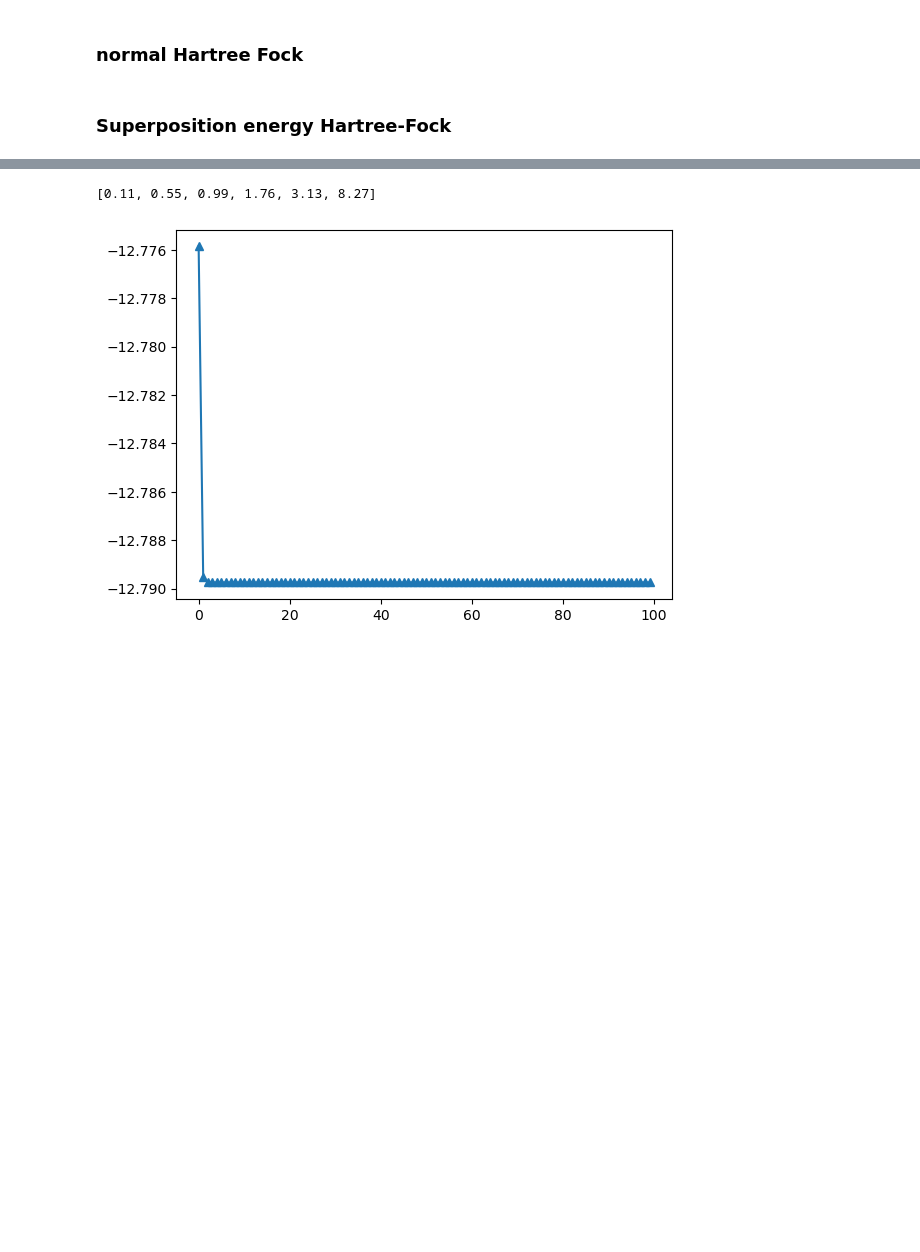
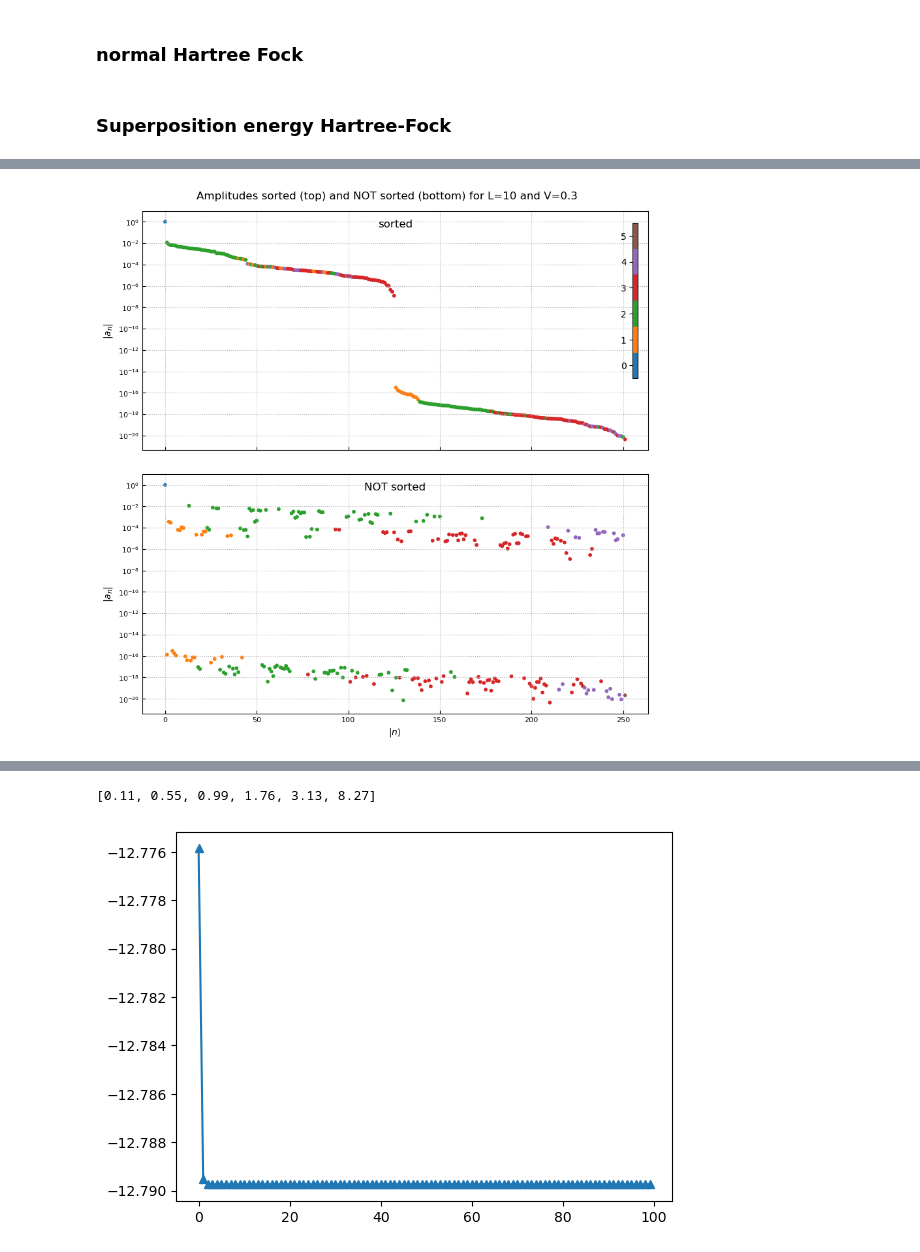
Before and after one commit to Arash-H-Jafarizadeh/Fermionic-State-Preparation, a Jupyter notebook: Fermionic_Hartree_Fock_Method(Adam).ipynb, the cells around one changed output, grey strips where cells are left out. Cells and saved outputs as stored; diff of their text form; code cells hidden in the pictures; blank space fills up the shorter version.

```diff
--- a/Fermionic_Hartree_Fock_Method(Adam).ipynb
+++ b/Fermionic_Hartree_Fock_Method(Adam).ipynb
@@ -553,0 +647,84 @@ fig.show()
+# %%
+custom_color = True
+# sorted = False
+histo = False
+
+# ########## creating custom color map for colorbar:
+Ncolors = L//2 + 1
+colmap = pl.get_cmap('tab10') #'jet'
+new_colors = colmap(np.linspace(0, 1, 10)[:Ncolors])
+custom_cmap = pl_colors.ListedColormap(new_colors)
+
+fig, ax = pl.subplots(2,1, figsize=(9, 9), sharex=True,
+            gridspec_kw=dict( hspace=0.1,
+                ),
+            subplot_kw=dict(
+                xscale = 'linear', yscale ='log',
+                ylabel = r'$|a_n|$',
+                xlabel = r'$|n \rangle$',
+                # ylim = (1.e-17, 1e-2), #xlim = (1.e-12,100),
+                yticks=[10**(-s) for s in range(0,26,2)],
+                ),
+            )
+
+# ########## not sorted plot
+ax[1].scatter(x_data, amps, c=dist, s=10, cmap=custom_cmap)
+ax[1].set_title(f"NOT sorted", y = 0.91)
+# ax[fig_num].legend(loc='best')
+ax[1].grid(which='major', axis='both', linestyle=':')
+ax[1].tick_params(direction='in', labelsize=8)
+
+# ########## yes sorted plot
+order = np.argsort(amps)[::-1]
+Samps = amps[order]
+Sdist = np.array(dist)[order]
+im = ax[0].scatter(x_data, Samps, c=Sdist, s=10, cmap=custom_cmap)
+ax[0].set_title(f"sorted", y = 0.91)
+ax[0].grid(which='major', axis='both', linestyle=':')
+ax[0].tick_params(direction='in', labelsize=8)
+
+# ####### if colorbar original
+# fig.colorbar(im, extend='both', ticks=[1, 2, 3, 4])
+
+# ####### if colorbar inside
+cbar_ax = ax[0].inset_axes([0.97,0.3, 0.01, 0.65])
+cbar = fig.colorbar(im, cax=cbar_ax, location='left')#, extend='both', )
+n_clusters = L//2+1
+tick_locs = (np.arange(n_clusters) + 0.5)*(n_clusters-1)/n_clusters
+tick_labs = [str(x) for x in range(L//2+1)]
+cbar.set_ticks(ticks = tick_locs, labels=tick_labs)
+
+
+# ####### if histogram
+# ax_histy = ax.inset_axes([1.01, 0, 0.25, 1], sharey=ax)
+# # ax_histy.tick_params(axis="y", labelleft=False)
+# max_lim, min_lim = np.max(amps), np.min(amps)
+# binwidth = 1.e-2
+# # bins = np.arange(-lim, lim + binwidth, binwidth)
+# # hist, binn, _ = ax_histy.hist(dist8, bins=10, orientation='horizontal', histtype='step', stacked=True, fill=False)
+# logbins = np.logspace(np.log10(0.001),np.log10(5.001), 10)
+# hist, binn, _ = ax_histy.hist(dist8, bins=logbins, orientation='horizontal', histtype='step', stacked=True, fill=False)
+
+
+fig.suptitle(f"Amplitudes sorted (top) and NOT sorted (bottom) for L={L} and V={physical[0]}", fontsize='large', y=0.91)
+# C:/Users/ppzaj/Dropbox/Adam Projects/Fermionic State Prepration/
+# pl.savefig(f"Colored_Amplitudes_V{physical[0]}_L{L:02}_(sort).pdf",  dpi=400, bbox_inches = 'tight')
+
+# pl.show()
+
+
+m = np.ma.masked_where(np.logical_and( Samps < 1.e-0,  Samps >=1.e-4), Samps)
+# print(np.ma.getmask(m))
+# new_dist = np.ma.masked_where(np.ma.getmask(m), dist)
+new_dist = np.array(Sdist)[np.ma.getmask(m)]
+uni, uni_counts = np.unique(new_dist, return_counts=True)
+
+# print('')
+# print(amps)
+# print(dist)
+print('')
+print(uni)
+print('')
+print(uni_counts)
+print('')
+# %% [output]
@@ -553,0 +734 @@ fig.show()
+[figure, added]
```
Also changed, not shown: parts of 13 cells of this notebook.
